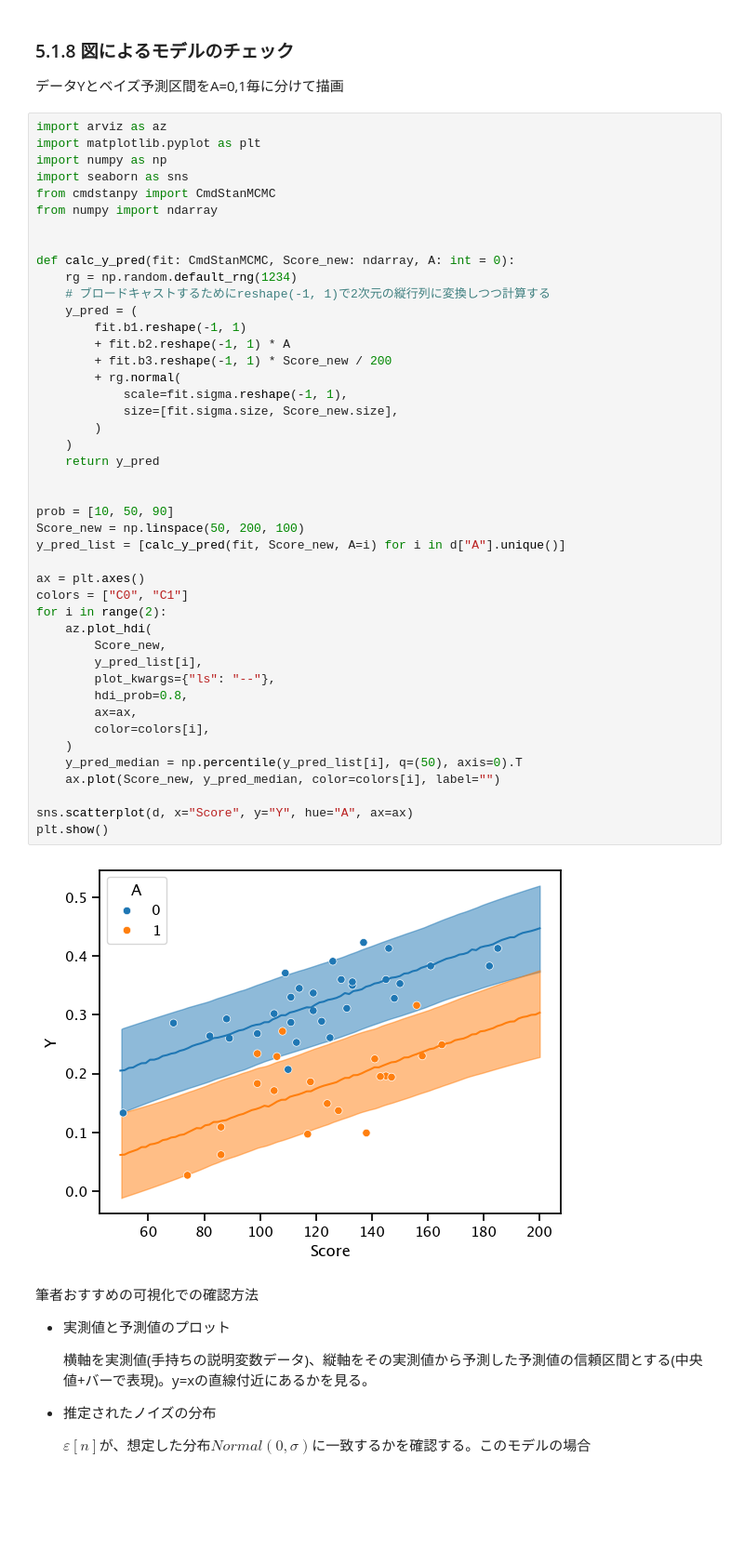
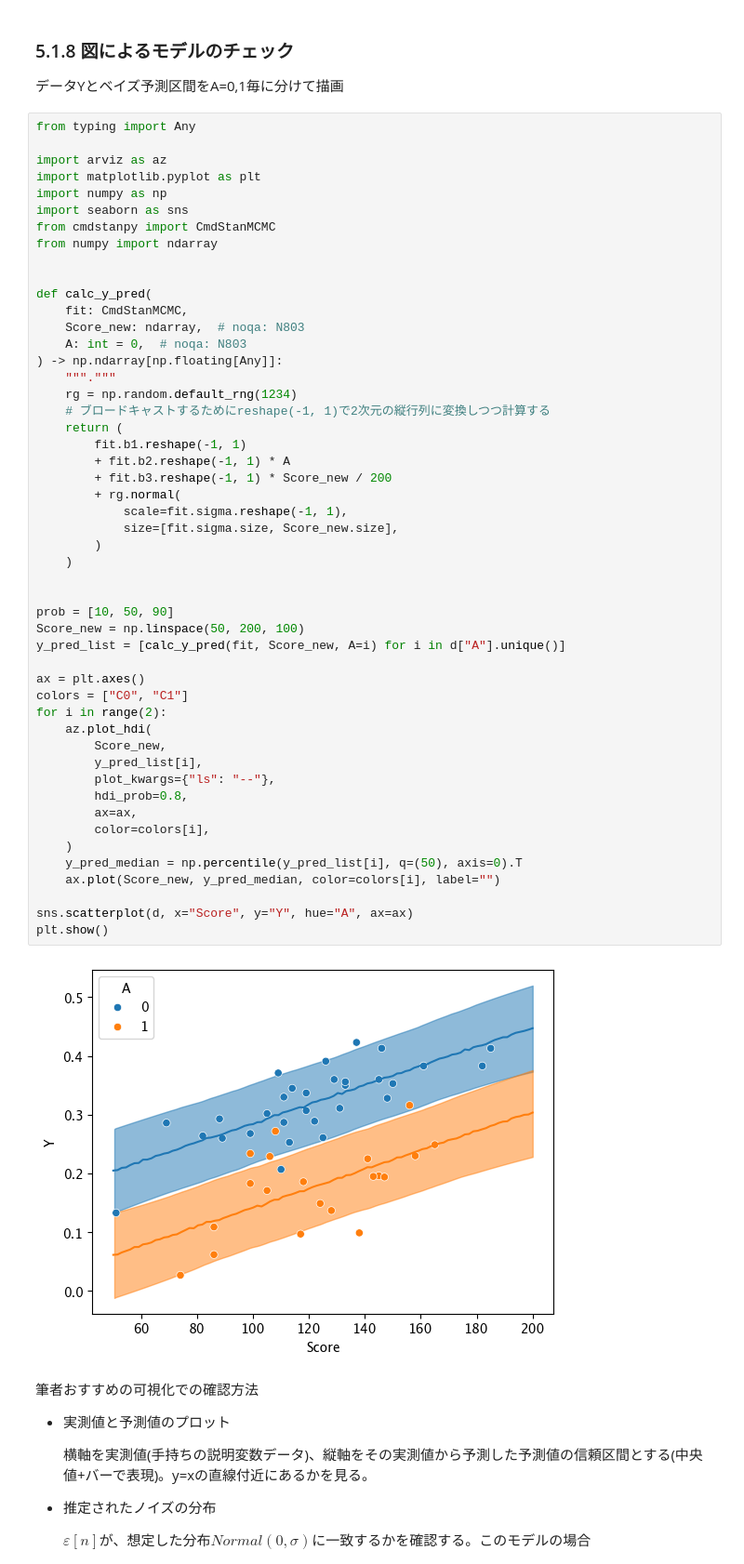
Before and after one commit to sato1214syun/RStanBook-Python, a Jupyter notebook: src/python_bayes/chap05.ipynb, the cells around one changed output. Shown at 93% size. Saved outputs shown, nothing was run; the diff lists cells and outputs as text; blank space fills up the shorter version.

```diff
--- a/src/python_bayes/chap05.ipynb
+++ b/src/python_bayes/chap05.ipynb
@@ -215,6 +212,8 @@ array([[<Axes: title={'center': 'b1'}>, <Axes: title={'center': 'b1'}>],
 
 データYとベイズ予測区間をA=0,1毎に分けて描画
 # %%
+from typing import Any
+
 import arviz as az
 import matplotlib.pyplot as plt
 import numpy as np
@@ -223,43 +222,47 @@ from cmdstanpy import CmdStanMCMC
 from numpy import ndarray
 
 
-def calc_y_pred(fit: CmdStanMCMC, Score_new: ndarray, A: int = 0):
+def calc_y_pred(
+    fit: CmdStanMCMC,
+    Score_new: ndarray,  # noqa: N803
+    A: int = 0,  # noqa: N803
+) -> np.ndarray[np.floating[Any]]:
+    """."""
     rg = np.random.default_rng(1234)
     # ブロードキャストするためにreshape(-1, 1)で2次元の縦行列に変換しつつ計算する
-    y_pred = (
+    return (
         fit.b1.reshape(-1, 1)
         + fit.b2.reshape(-1, 1) * A
         + fit.b3.reshape(-1, 1) * Score_new / 200
         + rg.normal(
             scale=fit.sigma.reshape(-1, 1),
             size=[fit.sigma.size, Score_new.size],
         )
     )
-    return y_pred
 
 
 prob = [10, 50, 90]
 Score_new = np.linspace(50, 200, 100)
 y_pred_list = [calc_y_pred(fit, Score_new, A=i) for i in d["A"].unique()]
 
 ax = plt.axes()
 colors = ["C0", "C1"]
 for i in range(2):
     az.plot_hdi(
         Score_new,
         y_pred_list[i],
         plot_kwargs={"ls": "--"},
         hdi_prob=0.8,
         ax=ax,
         color=colors[i],
     )
     y_pred_median = np.percentile(y_pred_list[i], q=(50), axis=0).T
     ax.plot(Score_new, y_pred_median, color=colors[i], label="")
 
 sns.scatterplot(d, x="Score", y="Y", hue="A", ax=ax)
 plt.show()
 # %% [output]
-[figure, old version]
+[figure, new version]
 # %% [markdown]
 
 筆者おすすめの可視化での確認方法
```
Also changed, not shown: parts of 4 cells of this notebook, 33 other files.
